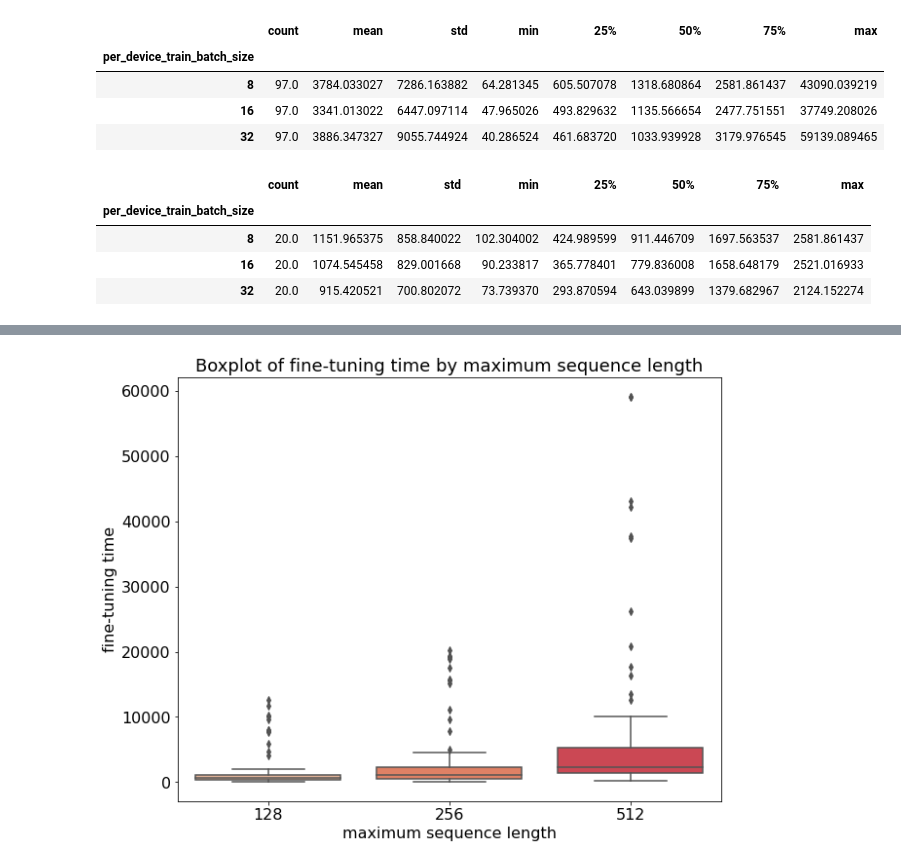
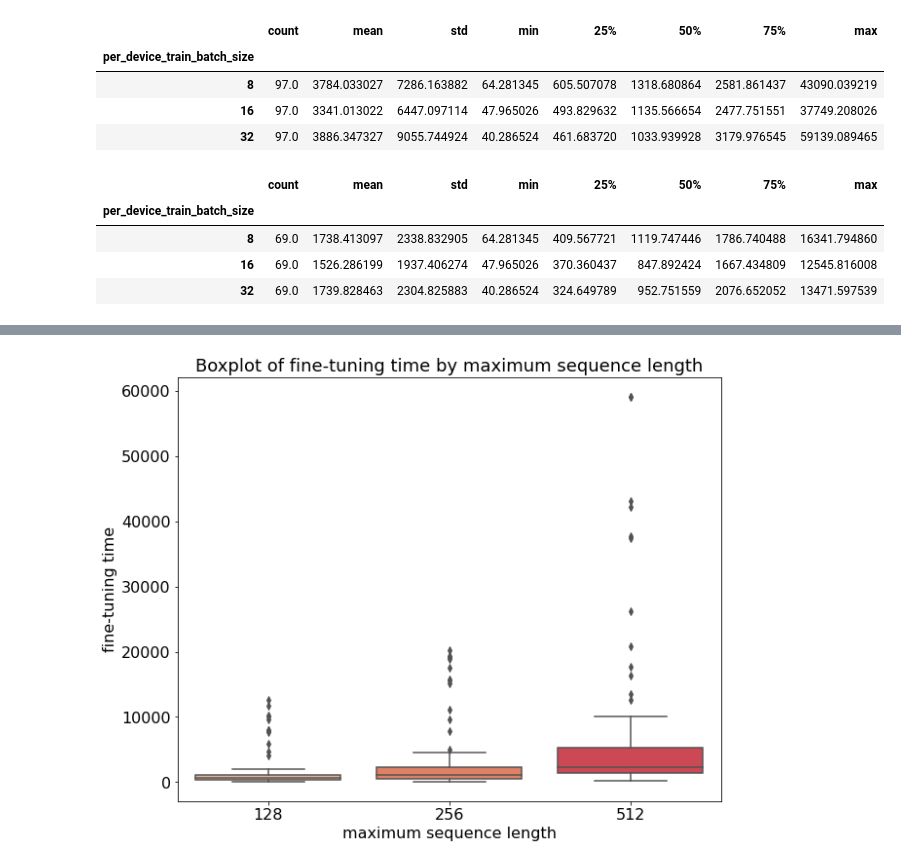
Before and after one commit to annakorotkova/Exploration-of-fine-tuning-and-inferencetime-of-large-pre-trained-languagemodels-in-NLP, a Jupyter notebook: Analysis finetuning time.ipynb, the cells around one changed output, grey strips where cells are left out. Drawn from its saved outputs; the diff is of its cells as text; code cells hidden in the pictures.

```diff
--- a/Analysis finetuning time.ipynb
+++ b/Analysis finetuning time.ipynb
@@ -64,10 +61,10 @@ data2.sample(2)
 # %%
-# add column with number of observations!!
+# add column with number of observations
 data2.loc[(data2.task_name == 'WNLI'), 'num_examples'] = 635
 data2.loc[(data2.task_name == 'RTE'), 'num_examples'] = 2490
-data2.loc[(data2.task_name == 'MRPC'), 'num_examples'] = 4076
+data2.loc[(data2.task_name == 'MRPC'), 'num_examples'] = 3668
 data2.loc[(data2.task_name == 'STS-B'), 'num_examples'] = 5749
-data2.loc[(data2.task_name == 'CoLA'), 'num_examples'] = 8551
+data2.loc[(data2.task_name == 'CoLA'), 'num_examples'] = 8550
 data2.loc[(data2.task_name == 'SST-2'), 'num_examples'] = 67349
 # %% [output]
 A value is trying to be set on a copy of a slice from a DataFrame.
@@ -489,13 +432,13 @@ data3.groupby('per_device_train_batch_size').finetuning_time.describe()
 | 16 | 97.0 | 3341.013022 | 6447.097114 | 47.965026 | 493.829632 | 1135.566654 | 2477.751551 | 37749.208026 |
 | 32 | 97.0 | 3886.347327 | 9055.744924 | 40.286524 | 461.683720 | 1033.939928 | 3179.976545 | 59139.089465 |
 # %%
-## für einen fairen Vergleich SST-2 und MRPC nicht mit reinnehmen (da albert für seq len = 512 gecrashed und
-# MRPC für bert-cased und distilbert-cased mit 128 und 256 failed)
-data3[(data3.max_seq_length == 256) & (data3.task_name != 'MRPC') & (data3.task_name != 'SST-2') &
-      (data3.model_name_or_path != 'xlnet-base-cased')].groupby('per_device_train_batch_size').finetuning_time.describe()
+# for a fair comparison, exclude SST-2 and MRPC (because albert crashed for seq len = 512 and MRPC failed
+# for bert-cased und distilbert-cased with 128 and 256)
+data3[(data3.task_name != 'MRPC') &
+      (data3.task_name != 'SST-2')].groupby('per_device_train_batch_size').finetuning_time.describe()
 # %% [output]
 |  | count | mean | std | min | 25% | 50% | 75% | max |
 | per_device_train_batch_size |  |  |  |  |  |  |  |  |
-| 8 | 20.0 | 1151.965375 | 858.840022 | 102.304002 | 424.989599 | 911.446709 | 1697.563537 | 2581.861437 |
-| 16 | 20.0 | 1074.545458 | 829.001668 | 90.233817 | 365.778401 | 779.836008 | 1658.648179 | 2521.016933 |
-| 32 | 20.0 | 915.420521 | 700.802072 | 73.739370 | 293.870594 | 643.039899 | 1379.682967 | 2124.152274 |
+| 8 | 69.0 | 1738.413097 | 2338.832905 | 64.281345 | 409.567721 | 1119.747446 | 1786.740488 | 16341.794860 |
+| 16 | 69.0 | 1526.286199 | 1937.406274 | 47.965026 | 370.360437 | 847.892424 | 1667.434809 | 12545.816008 |
+| 32 | 69.0 | 1739.828463 | 2304.825883 | 40.286524 | 324.649789 | 952.751559 | 2076.652052 | 13471.597539 |
```
Also changed, not shown: parts of 48 cells of this notebook, 1 other file.
